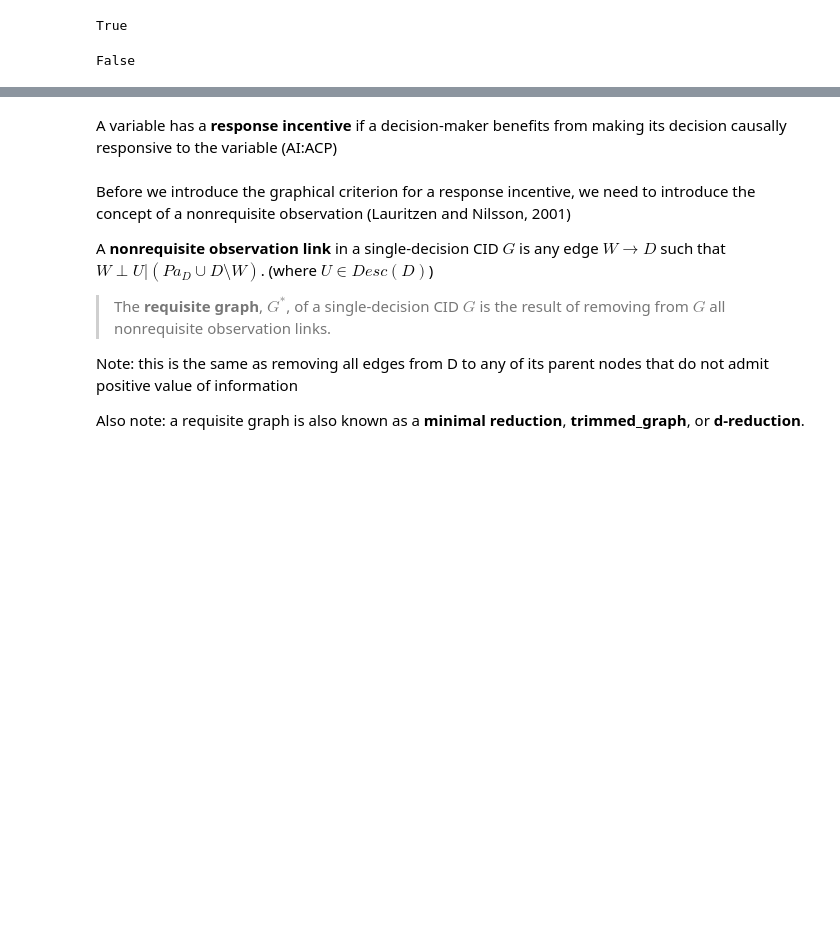
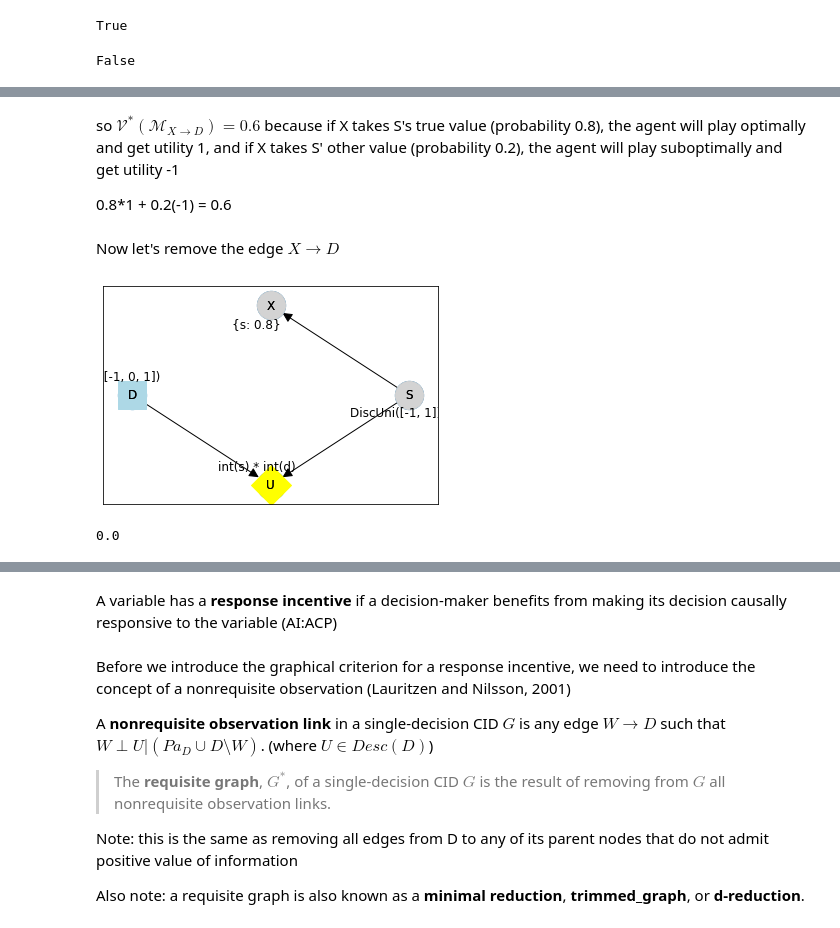
Before and after one commit to causalincentives/pycid, a Jupyter notebook: notebooks/CID_Incentives_Tutorial.ipynb, the cells around one changed output, grey strips where cells are left out. Drawn from its saved outputs; the diff is of its cells as text; code cells hidden in the pictures; blank space fills up the shorter version.

```diff
--- a/notebooks/CID_Incentives_Tutorial.ipynb
+++ b/notebooks/CID_Incentives_Tutorial.ipynb
@@ -102,0 +141,18 @@ False
+# %% [markdown]
+so $\mathcal{V}^*(\mathcal{M}_{X \rightarrow D}) = 0.6$   because if X takes S's true value (probability 0.8), the agent will play optimally and get utility 1, and if X takes S' other value (probability 0.2), the agent will play suboptimally and get utility -1
+
+0.8*1 + 0.2(-1) = 0.6
+# %% [markdown]
+Now let's remove the edge $X \rightarrow D$
+# %%
+#we should remove the existing decision rule first because this assumes that there is an edge X -> D
+cid.remove_all_decision_rules()
+cid.remove_edge('X', 'D')
+cid.draw()
+# %% [output]
+[figure, added]
+# %%
+cid.impute_optimal_policy()
+cid.expected_utility({})
+# %% [output]
+0.0
```
Also changed, not shown: parts of 23 cells of this notebook, 1 other file.
